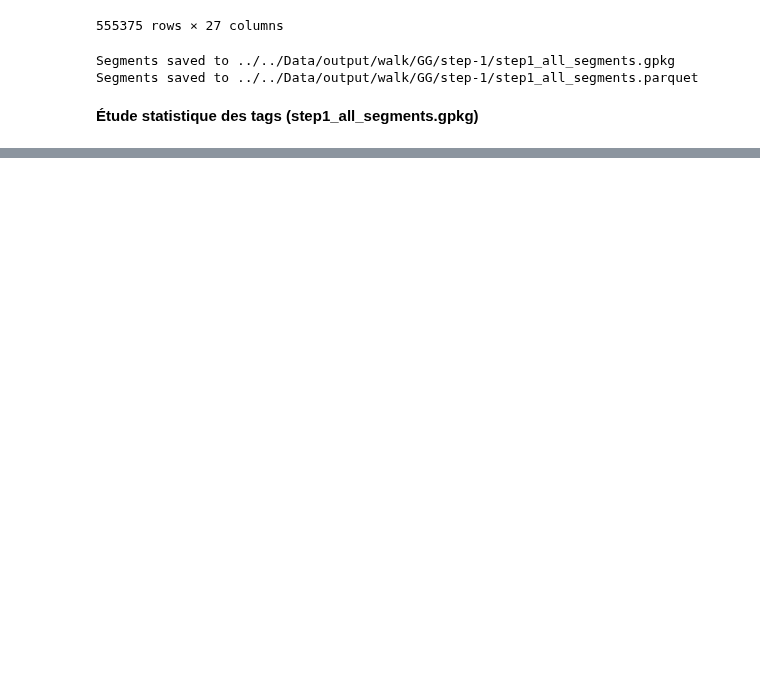
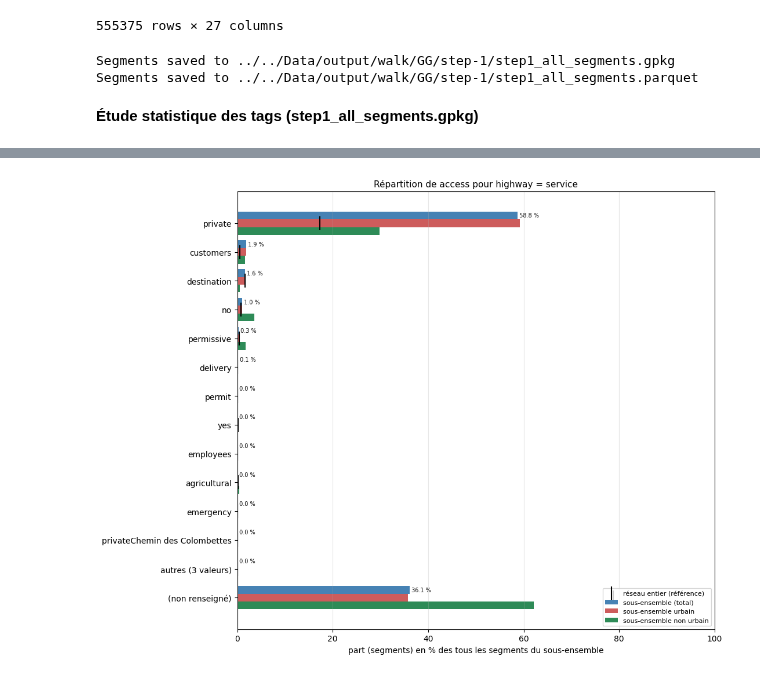
Before and after one commit to action-situee/PROJET_PIETON_GG, a Jupyter notebook: Notebook/Step 1/1_0_Prepare_network.ipynb, the cells around one changed output, grey strips where cells are left out. Saved outputs shown, nothing was run; the diff lists cells and outputs as text; code cells hidden in the pictures; blank space fills up the shorter version.

```diff
--- a/Notebook/Step 1/1_0_Prepare_network.ipynb
+++ b/Notebook/Step 1/1_0_Prepare_network.ipynb
@@ -722,0 +714,92 @@ highway = footway : 86,427 segments (15.6 % du réseau) | urbains : 84,897 | non
+# %%
+# =====================================================================
+# Répartition des valeurs d'un tag dans le sous-ensemble FILTER_TAG = FILTER_VALUES
+#   ex. highway = footway → comment se répartit surface (asphalt, paving_stones, ...) ?
+#   (nécessite la cellule précédente : in_subset, sub_urb, sub_rur, label)
+# =====================================================================
+
+# --- Paramètres à adapter ---------------------------------------------
+DETAIL_TAG = "access"
+TOP_N = 12                 # nb de valeurs affichées, le reste est regroupé dans "autres"
+BASE = "subset"            # "subset" : % de tous les segments du sous-ensemble (non renseigné inclus)
+                           # "explicit" : % des segments qui ont une valeur explicite seulement
+WEIGHT = "count"           # "count" : nombre de segments | "length" : longueur (CRS métrique requis)
+MISSING = "(non renseigné)"
+
+# --- Préparation --------------------------------------------------------
+if DETAIL_TAG not in seg.columns:
+    raise KeyError(f"Tag '{DETAIL_TAG}' absent. Disponibles : {candidates}")
+
+vals, miss = split_missing(seg[DETAIL_TAG])
+v = vals.astype("object").where(~miss, MISSING)
+
+if WEIGHT == "length":
+    if seg.crs is None or not seg.crs.is_projected:
+        raise ValueError("CRS non projeté : reprojette seg (ex. EPSG:2056) avant d'utiliser WEIGHT='length'.")
+    w = seg.geometry.length
+    unit = "m"
+else:
+    w = pd.Series(1, index=seg.index)
+    unit = "segments"
+
+def distrib(mask):
+    s, ws = v[mask], w[mask]
+    if BASE == "explicit":
+        keep = s != MISSING
+        s, ws = s[keep], ws[keep]
+    c = ws.groupby(s).sum()
+    tot = c.sum()
+    return c, (100 * c / tot if tot else c * np.nan)
+
+groups = {"subset": in_subset, "urbain": sub_urb, "non_urbain": sub_rur,
+          "reseau": pd.Series(True, index=seg.index)}
+n, p = {}, {}
+for k, m in groups.items():
+    n[k], p[k] = distrib(m)
+
+tab = pd.concat({**{f"n_{k}": n[k] for k in groups},
+                 **{f"%_{k}": p[k] for k in groups}}, axis=1).fillna(0)
+tab = tab[tab["n_subset"] > 0].sort_values("n_subset", ascending=False)
+
+# --- Regroupement des valeurs rares, "non renseigné" toujours en dernier --
+miss_row = tab.loc[[MISSING]] if MISSING in tab.index else None
+body = tab.drop(index=MISSING, errors="ignore")
+if len(body) > TOP_N:
+    rest = body.iloc[TOP_N:]
+    body = body.iloc[:TOP_N].copy()
+    body.loc[f"autres ({len(rest)} valeurs)"] = rest.sum()
+tab = pd.concat([body, miss_row]) if miss_row is not None else body
+
+# --- Résumé ---------------------------------------------------------------
+n_expl = int((in_subset & ~miss).sum())
+print(f"{DETAIL_TAG} dans {label} : {n_expl:,} / {int(in_subset.sum()):,} segments renseignés "
+      f"({100 * n_expl / in_subset.sum():.1f} %) | {len(n['subset']) - (MISSING in n['subset'])} valeurs distinctes")
+
+# --- Graphique ----------------------------------------------------------
+fig, ax = plt.subplots(figsize=(11, 0.5 * len(tab) + 1.5))
+y = np.arange(len(tab))
+h = 0.27
+ax.barh(y - h, tab["%_subset"], height=h, color="steelblue", label="sous-ensemble (total)")
+ax.barh(y,     tab["%_urbain"], height=h, color="indianred", label="sous-ensemble urbain")
+ax.barh(y + h, tab["%_non_urbain"], height=h, color="seagreen", label="sous-ensemble non urbain")
+ax.scatter(tab["%_reseau"], y, marker="|", s=300, color="black", zorder=3,
+           label="réseau entier (référence)")
+for yi, val in zip(y, tab["%_subset"]):
+    ax.text(val, yi - h, f" {val:.1f} %", va="center", fontsize=7)
+
+ax.set_yticks(y)
+ax.set_yticklabels(tab.index)
+ax.invert_yaxis()
+ax.set_xlim(0, max(100, tab[[c for c in tab if c.startswith("%_")]].max().max() * 1.1))
+base_txt = "segments renseignés" if BASE == "explicit" else "tous les segments du sous-ensemble"
+ax.set_xlabel(f"part ({unit}) en % des {base_txt}")
+ax.set_title(f"Répartition de {DETAIL_TAG} pour {label}", fontsize=11)
+ax.grid(axis="x", alpha=0.3)
+ax.legend(loc="lower right", fontsize=8)
+plt.tight_layout()
+plt.show()
+
+n_cols = [c for c in tab if c.startswith("n_")]
+tab[n_cols] = tab[n_cols].round(0).astype(int)
+display(tab.round(1))
+# %% [output]
@@ -722,0 +807 @@ highway = footway : 86,427 segments (15.6 % du réseau) | urbains : 84,897 | non
+[figure, added]
```
Also changed, not shown: parts of 3 cells of this notebook, 3 other files.
